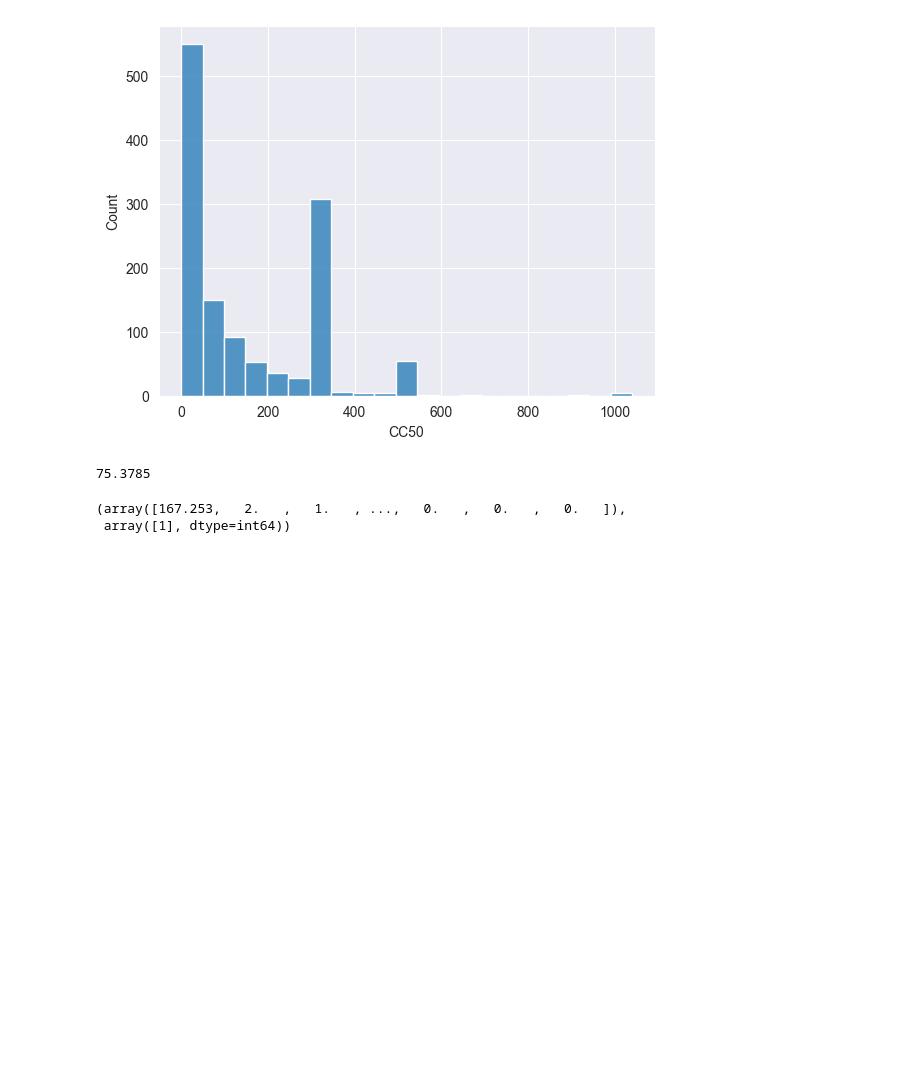
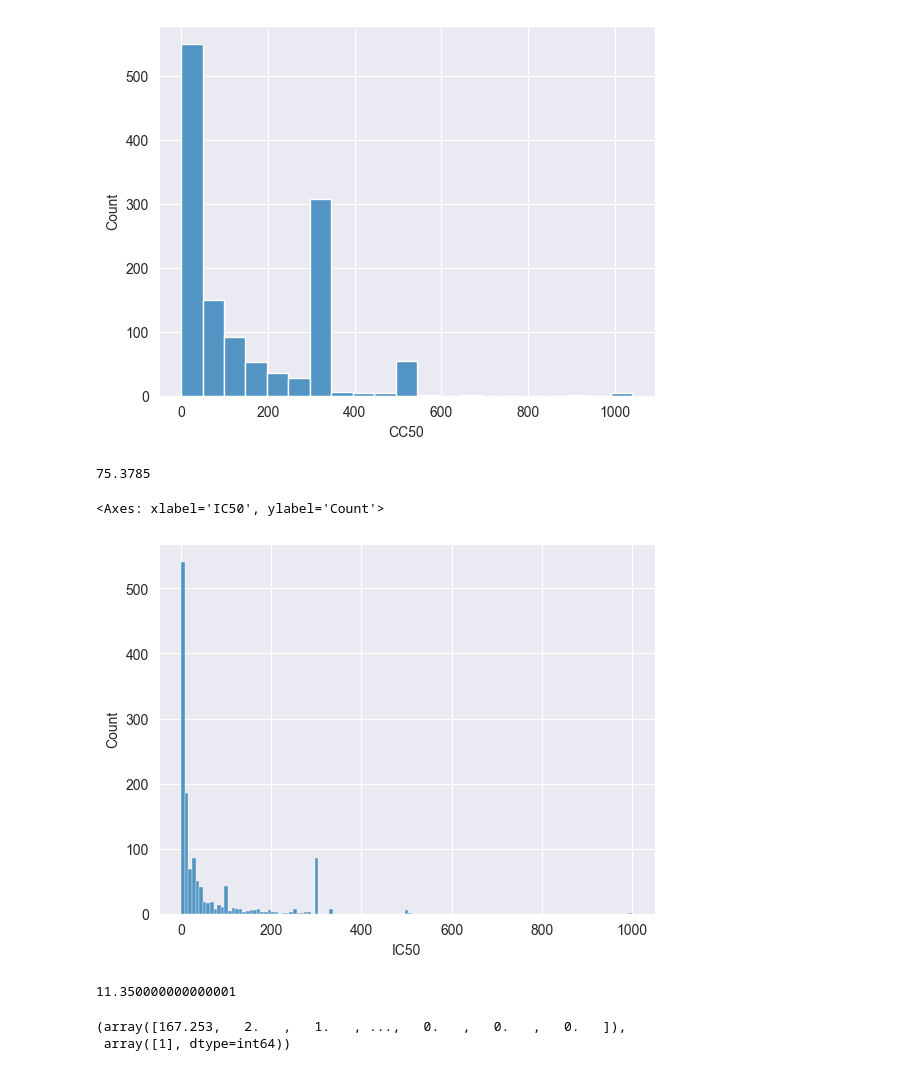
Before and after one commit to Maximrez/Chemical-Prediction, a Jupyter notebook: chem_prediction.ipynb, the cells around one changed output. Saved outputs shown, nothing was run; the diff lists cells and outputs as text; code cells hidden in the pictures; blank space fills up the shorter version.

```diff
--- a/chem_prediction.ipynb
+++ b/chem_prediction.ipynb
@@ -162,11 +162,21 @@ sns.histplot(train_data['CC50'])
 # %% [output]
 <Axes: xlabel='CC50', ylabel='Count'>
 [figure]
+# %%
+cc50_median = train_data['CC50'].median()
+cc50_median
+# %% [output]
+75.3785
+# %%
+sns.histplot(train_data['IC50'])
+# %% [output]
+<Axes: xlabel='IC50', ylabel='Count'>
+[figure, added]
 # %%
-cc50_median = train_data['CC50'].median()
-cc50_median
+ic50_median = train_data['IC50'].median()
+ic50_median
 # %% [output]
-75.3785
+11.350000000000001
 # %%
 dataset_args = {
     'x_columns': None,
```
Also changed, not shown: parts of 7 cells of this notebook.
